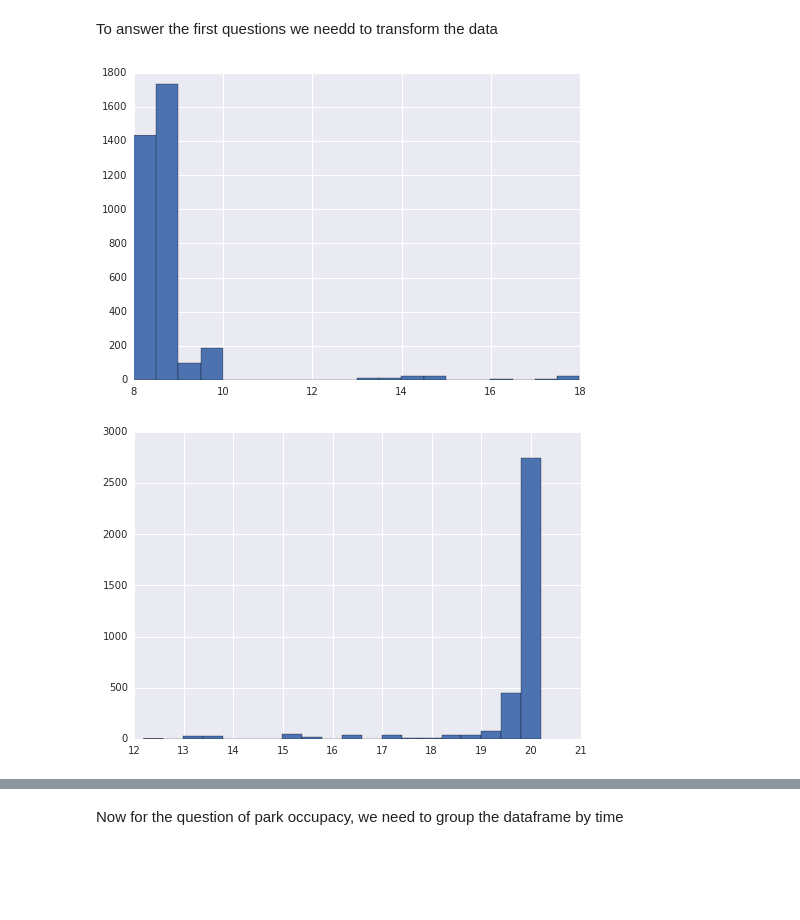
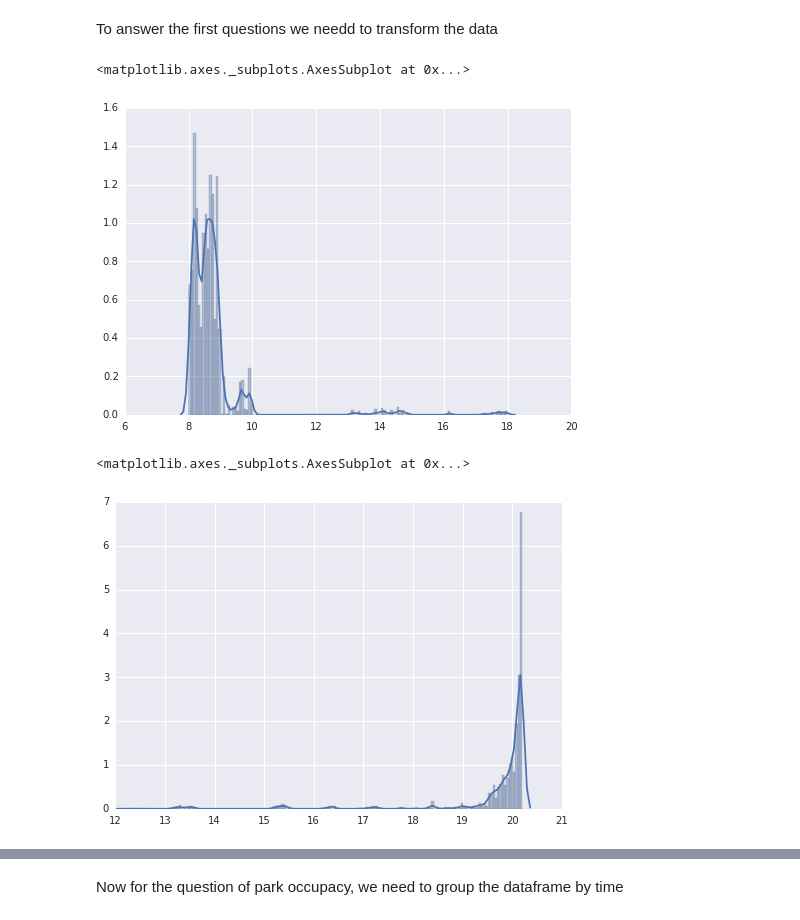
Before and after one commit to diego0020/va_course_2015, a Jupyter notebook: First look at the Data.ipynb, the cells around one changed output, grey strips where cells are left out. Cells and saved outputs as stored; diff of their text form; code cells hidden in the pictures; blank space fills up the shorter version.

Commit message:
added analysis of data type and sns distplots

```diff
--- a/First look at the Data.ipynb
+++ b/First look at the Data.ipynb
@@ -231,5 +261,5 @@ To answer the first questions we needd to transform the data
 # %%
 grouped_times = df.groupby("id")["time"]
 # %%
-arrivals = pd.DatetimeIndex(grouped_times.min())
+arrivals = grouped_times.min()
 # %%
@@ -239,10 +269,12 @@ duration = grouped_times.max() - grouped_times.min()
 # %%
-_,_,_=plt.hist(arrivals.hour+arrivals.minute/60, bins=20)
+sns.distplot(arrivals.dt.hour+arrivals.dt.minute/60)
 # %% [output]
+<matplotlib.axes._subplots.AxesSubplot at 0x...>
-[figure, old version]
+[figure, new version]
 # %%
-_,_,_=plt.hist(departures.hour+departures.minute/60, bins=20)
+sns.distplot(departures.dt.hour+departures.dt.minute/60)
 # %% [output]
+<matplotlib.axes._subplots.AxesSubplot at 0x...>
-[figure, old version]
+[figure, new version]
 # %%
 h_duration = duration.dt.seconds/60/60
```
Also changed, not shown: parts of 24 cells of this notebook.
